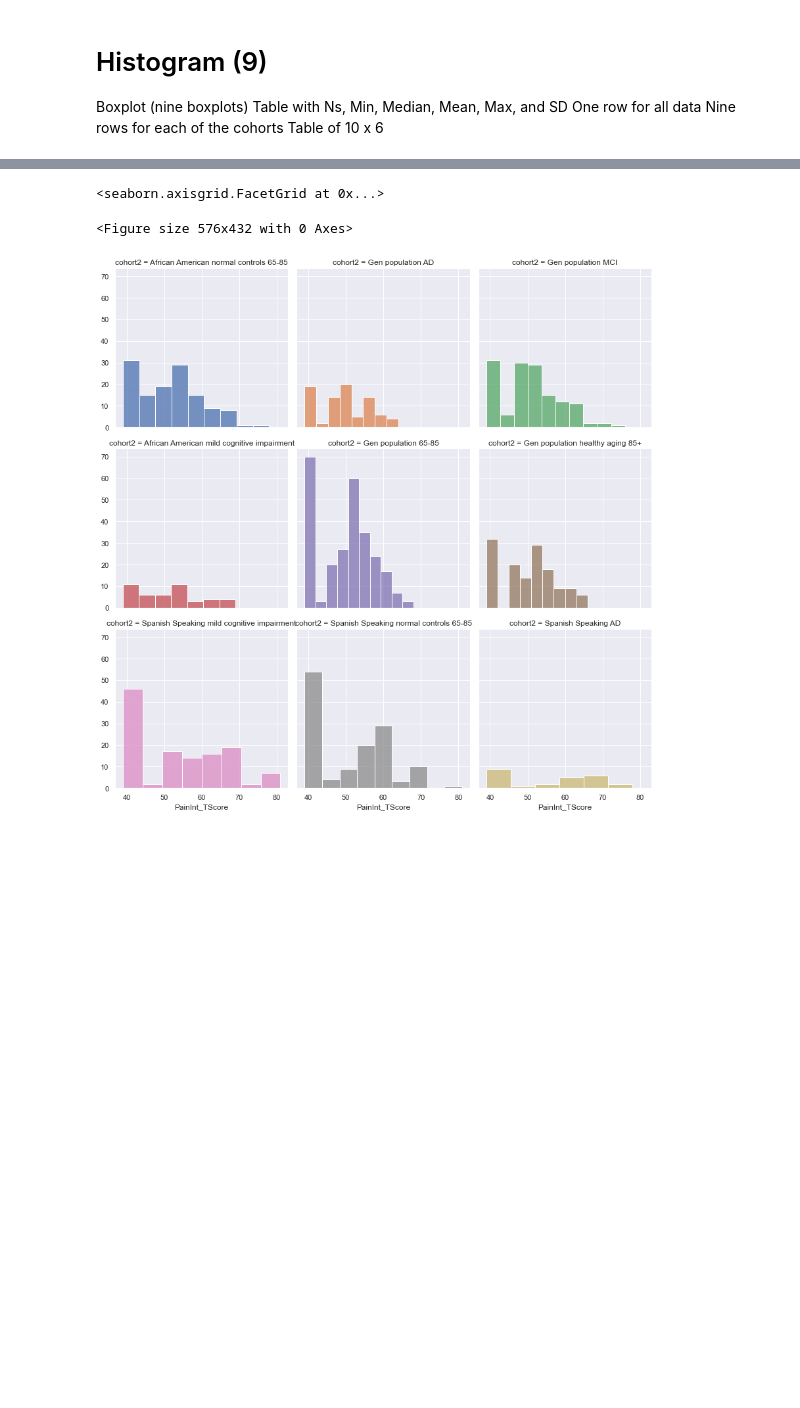
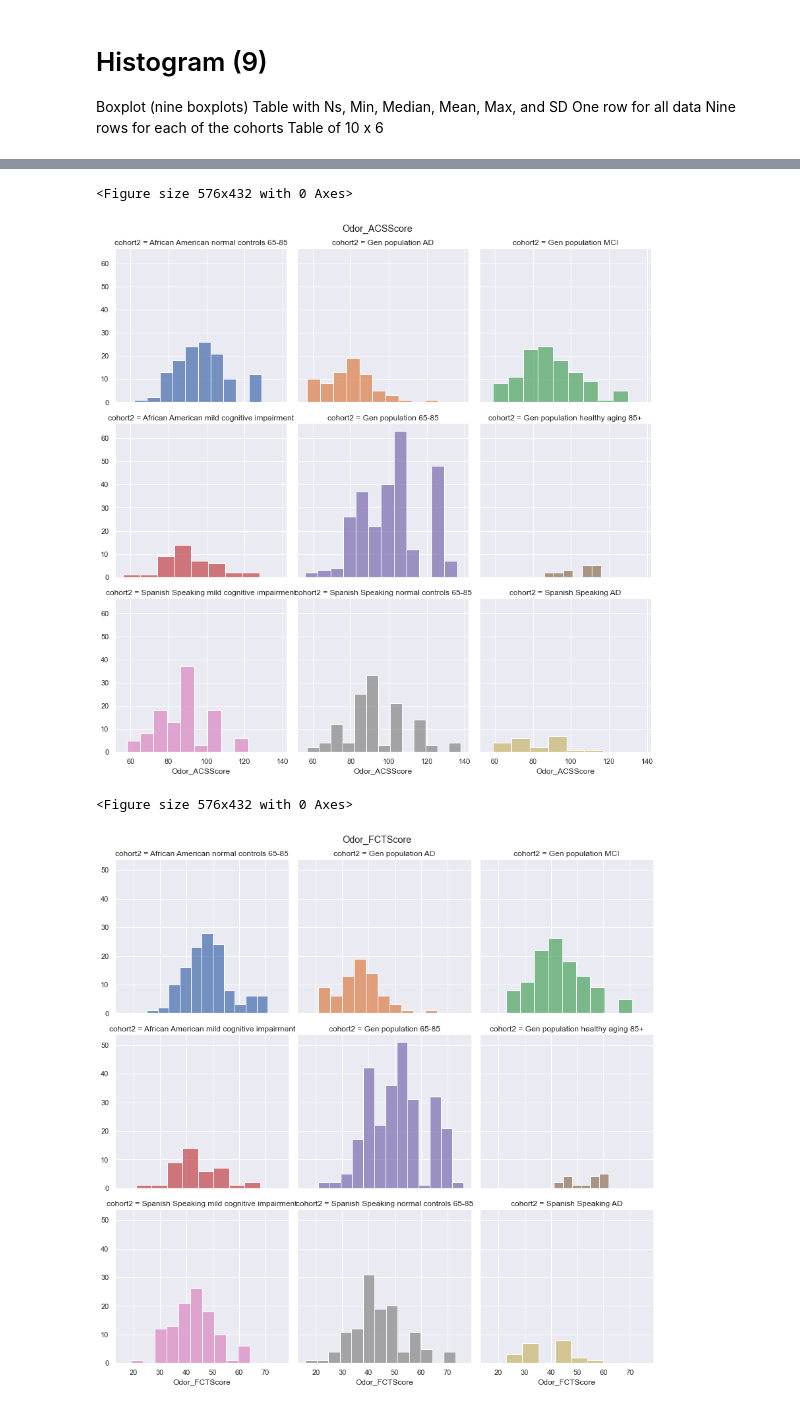
Before and after one commit to tianchu-shu/NWMSS, a Jupyter notebook: ARMADA_Baseline.ipynb, the cells around one changed output, grey strips where cells are left out. Drawn from its saved outputs; the diff is of its cells as text; code cells hidden in the pictures; blank space fills up the shorter version.

```diff
--- a/ARMADA_Baseline.ipynb
+++ b/ARMADA_Baseline.ipynb
@@ -342,12 +342,16 @@ Table of 10 x 6
 # %%
 import matplotlib.pyplot as plt
 import seaborn as sns
 
-sns.set()
-plt.figure(figsize=(8, 6))
-g = sns.FacetGrid(armada, col="cohort2" ,hue="cohort2",size=4, aspect=1,col_wrap=3)
-g.map(sns.histplot, "PainInt_TScore")
+for var in Odor:
+    sns.set()
+    plt.figure(figsize=(8, 6))
+    g = sns.FacetGrid(armada, col="cohort2" ,hue="cohort2",size=4, aspect=1,col_wrap=3)
+    g.fig.suptitle(var)
+    g.map(sns.histplot, var)
+    plt.savefig(str(var)+'_hist.png')
 # %% [output]
-<seaborn.axisgrid.FacetGrid at 0x...>
+<Figure size 576x432 with 0 Axes>
+[figure, new version]
 <Figure size 576x432 with 0 Axes>
-[figure, old version]
+[figure, added]
```
Also changed, not shown: parts of 8 cells of this notebook.
